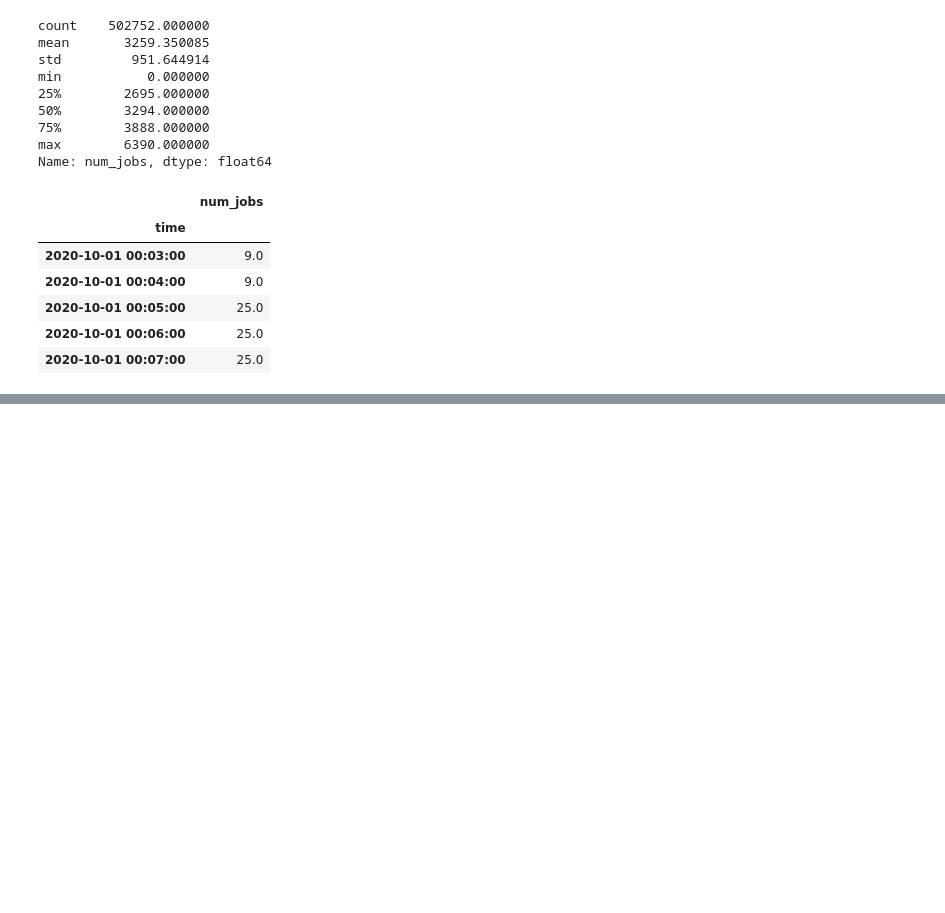
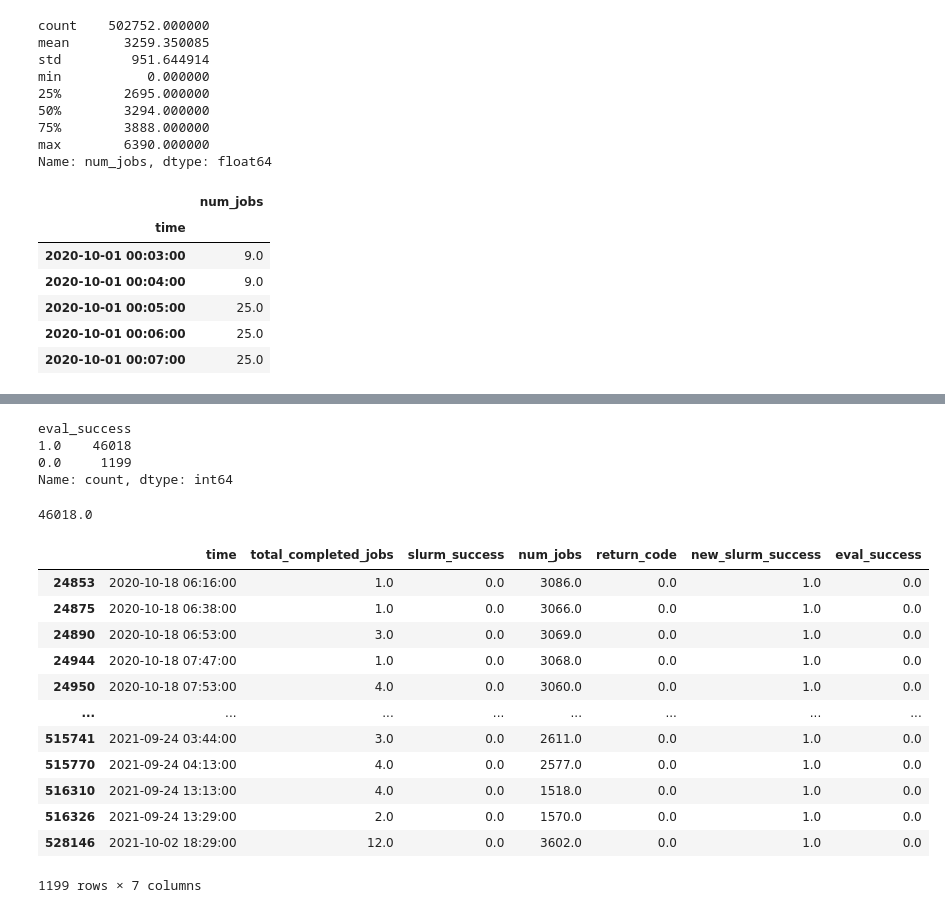
Before and after one commit to nss-data-science-cohort-8/accre-sweet-potato-casserole, a Jupyter notebook: notebooks/AIBranch3.ipynb, the cells around one changed output, grey strips where cells are left out. Cells and saved outputs as stored; diff of their text form; code cells hidden in the pictures; blank space fills up the shorter version.

```diff
--- a/notebooks/AIBranch3.ipynb
+++ b/notebooks/AIBranch3.ipynb
@@ -686,0 +786,4 @@ num_jobs_df.sample(10000).sort_index().plot()
+# %%
+num_jobs_df = num_jobs_df.reset_index()
+to_csv_data = pd.merge(left=to_csv_data, right=num_jobs_df, how='outer')
+to_csv_data
@@ -686,0 +804,3 @@ num_jobs_df.sample(10000).sort_index().plot()
+# %%
+to_csv_data = pd.merge(to_csv_data, servers_df, how='outer')#.drop(columns=['index'])
+to_csv_data.head()
@@ -686,0 +816,3 @@ num_jobs_df.sample(10000).sort_index().plot()
+# %%
+to_csv_data['new_slurm_success'] = np.where(to_csv_data['return_code'].isna(), np.nan, (to_csv_data['return_code'] == 0).astype(int))
+to_csv_data
@@ -686,0 +835,3 @@ num_jobs_df.sample(10000).sort_index().plot()
+# %%
+to_csv_data['eval_success'] = np.where(to_csv_data['slurm_success'].isna() | to_csv_data['new_slurm_success'].isna(), np.nan, to_csv_data['slurm_success'] == to_csv_data['new_slurm_success'])
+to_csv_data.head()
@@ -686,0 +845,28 @@ num_jobs_df.sample(10000).sort_index().plot()
+# %%
+to_csv_data['eval_success'].value_counts()
+# %% [output]
+eval_success
+1.0    46018
+0.0     1199
+Name: count, dtype: int64
+# %%
+to_csv_data['eval_success'].sum()
+# %% [output]
+46018.0
+# %%
+inspect = to_csv_data[to_csv_data['eval_success']==0]
+inspect
+# %% [output]
+|  | time | total_completed_jobs | slurm_success | num_jobs | return_code | new_slurm_success | eval_success |
+| 24853 | 2020-10-18 06:16:00 | 1.0 | 0.0 | 3086.0 | 0.0 | 1.0 | 0.0 |
+| 24875 | 2020-10-18 06:38:00 | 1.0 | 0.0 | 3066.0 | 0.0 | 1.0 | 0.0 |
+| 24890 | 2020-10-18 06:53:00 | 3.0 | 0.0 | 3069.0 | 0.0 | 1.0 | 0.0 |
+| 24944 | 2020-10-18 07:47:00 | 1.0 | 0.0 | 3068.0 | 0.0 | 1.0 | 0.0 |
+| 24950 | 2020-10-18 07:53:00 | 4.0 | 0.0 | 3060.0 | 0.0 | 1.0 | 0.0 |
+| ... | ... | ... | ... | ... | ... | ... | ... |
+| 515741 | 2021-09-24 03:44:00 | 3.0 | 0.0 | 2611.0 | 0.0 | 1.0 | 0.0 |
+| 515770 | 2021-09-24 04:13:00 | 4.0 | 0.0 | 2577.0 | 0.0 | 1.0 | 0.0 |
+| 516310 | 2021-09-24 13:13:00 | 4.0 | 0.0 | 1518.0 | 0.0 | 1.0 | 0.0 |
+| 516326 | 2021-09-24 13:29:00 | 2.0 | 0.0 | 1570.0 | 0.0 | 1.0 | 0.0 |
+| 528146 | 2021-10-02 18:29:00 | 12.0 | 0.0 | 3602.0 | 0.0 | 1.0 | 0.0 |
+1199 rows × 7 columns
```
Also changed, not shown: parts of 62 cells of this notebook.
